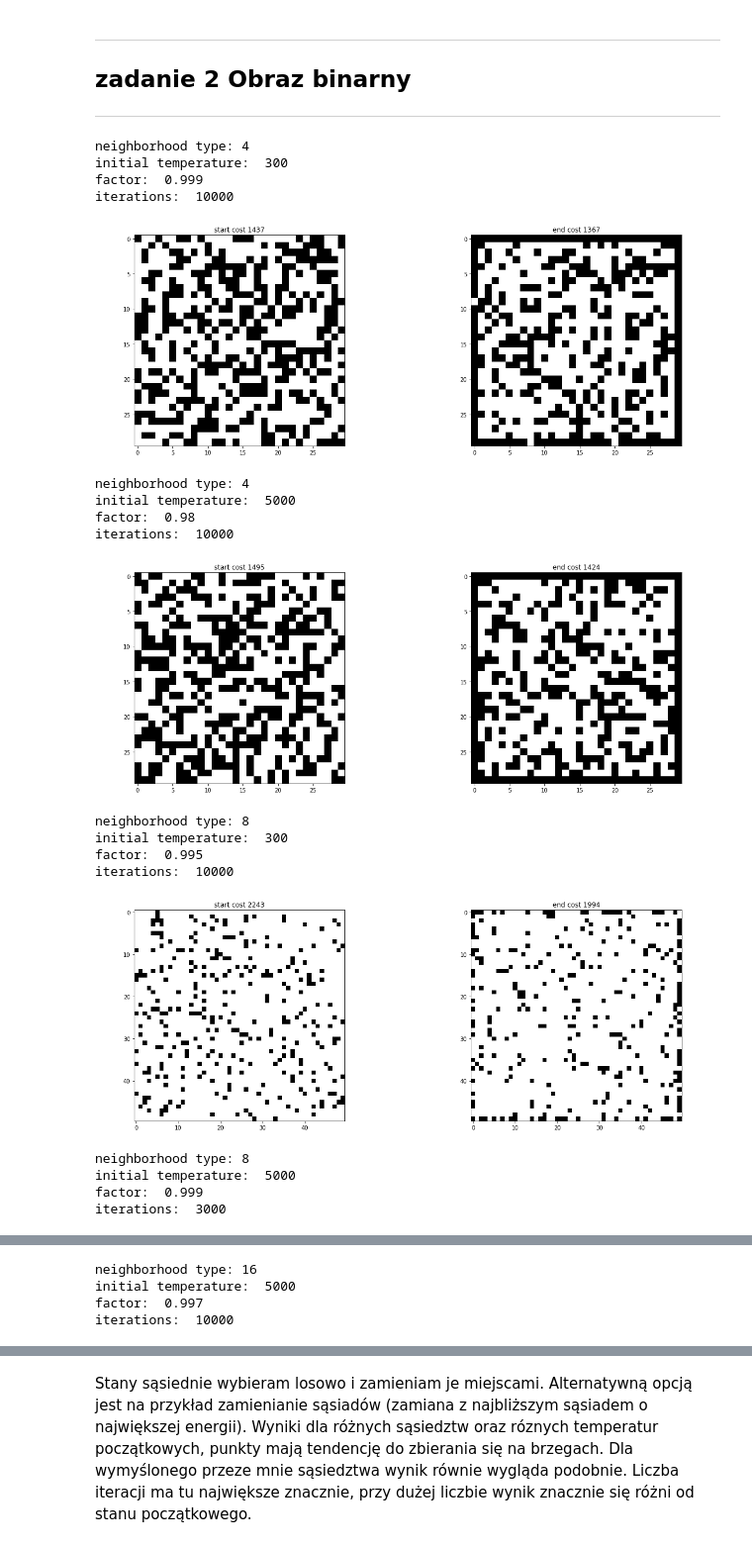
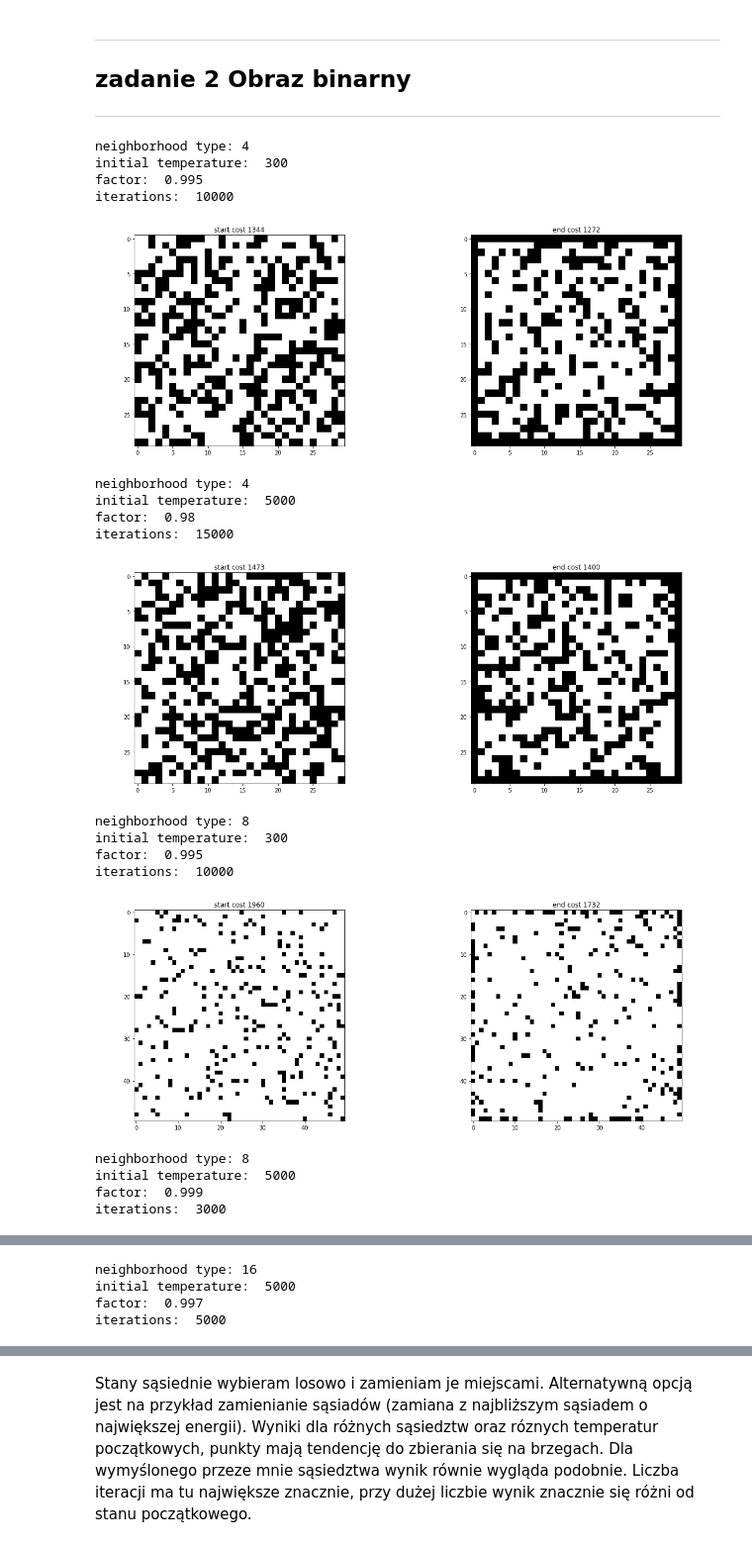
Before and after one commit to maati01/MOwNiT, a Jupyter notebook: lab04/lab04.ipynb, the cells around one changed output, grey strips where cells are left out. Shown at 99% size. Drawn from its saved outputs; the diff is of its cells as text; code cells hidden in the pictures.

```diff
--- a/lab04/lab04.ipynb
+++ b/lab04/lab04.ipynb
@@ -278,47 +278,47 @@ def print_solution(start_state, end_state, start_cost, end_cost):
 
 def run(neighborhood, n_points, probability, init_temp, factor, iter):
     print("neighborhood type: " + neighborhood)
     print("initial temperature: ", init_temp)
     print("factor: ", factor)
     print("iterations: ", iter)
 
     start_state = generate_image(n_points, probability)
     problem = BinaryImageProblem(start_state, neighborhood)
     start_cost = problem.get_cost(start_state)
 
     algo = SimulatedAnnealing(problem, init_temp, factor, iter)
     algo.annealing()
 
     end_state = problem.get_state()
     end_cost = problem.get_cost(end_state)
 
     print_solution(start_state, end_state, start_cost, end_cost)
 
 
-run('4', 30, 0.4, 300, 0.999, 10000)
-run('4', 30, 0.4, 5000, 0.98, 10000)
+run('4', 30, 0.4, 300, 0.995, 10000)
+run('4', 30, 0.4, 5000, 0.98, 15000)
 run('8', 50, 0.1, 300, 0.995, 10000)
 run('8', 50, 0.1, 5000, 0.999, 3000)
-run('16', 50, 0.1, 5000, 0.997, 10000)
-run('16', 50, 0.1, 100, 0.9995, 10000)
-run('special', 30, 0.3, 100, 0.999, 10000)
+run('16', 30, 0.1, 5000, 0.997, 5000)
+run('16', 30, 0.1, 100, 0.9995, 1000)
+run('special', 20, 0.3, 100, 0.999, 30000)
 run('special', 30, 0.3, 7000, 0.994, 5000)
 # %% [output]
 neighborhood type: 4
 initial temperature:  300
-factor:  0.999
+factor:  0.995
 iterations:  10000
-[figure, old version]
+[figure, new version]
 neighborhood type: 4
 initial temperature:  5000
 factor:  0.98
-iterations:  10000
+iterations:  15000
-[figure, old version]
+[figure, new version]
 neighborhood type: 8
 initial temperature:  300
 factor:  0.995
 iterations:  10000
-[figure, old version]
+[figure, new version]
 neighborhood type: 8
 initial temperature:  5000
 factor:  0.999
@@ -327,4 +327,4 @@ iterations:  3000
 neighborhood type: 16
 initial temperature:  5000
 factor:  0.997
-iterations:  10000
+iterations:  5000
```
Also changed, not shown: parts of 14 cells of this notebook.
